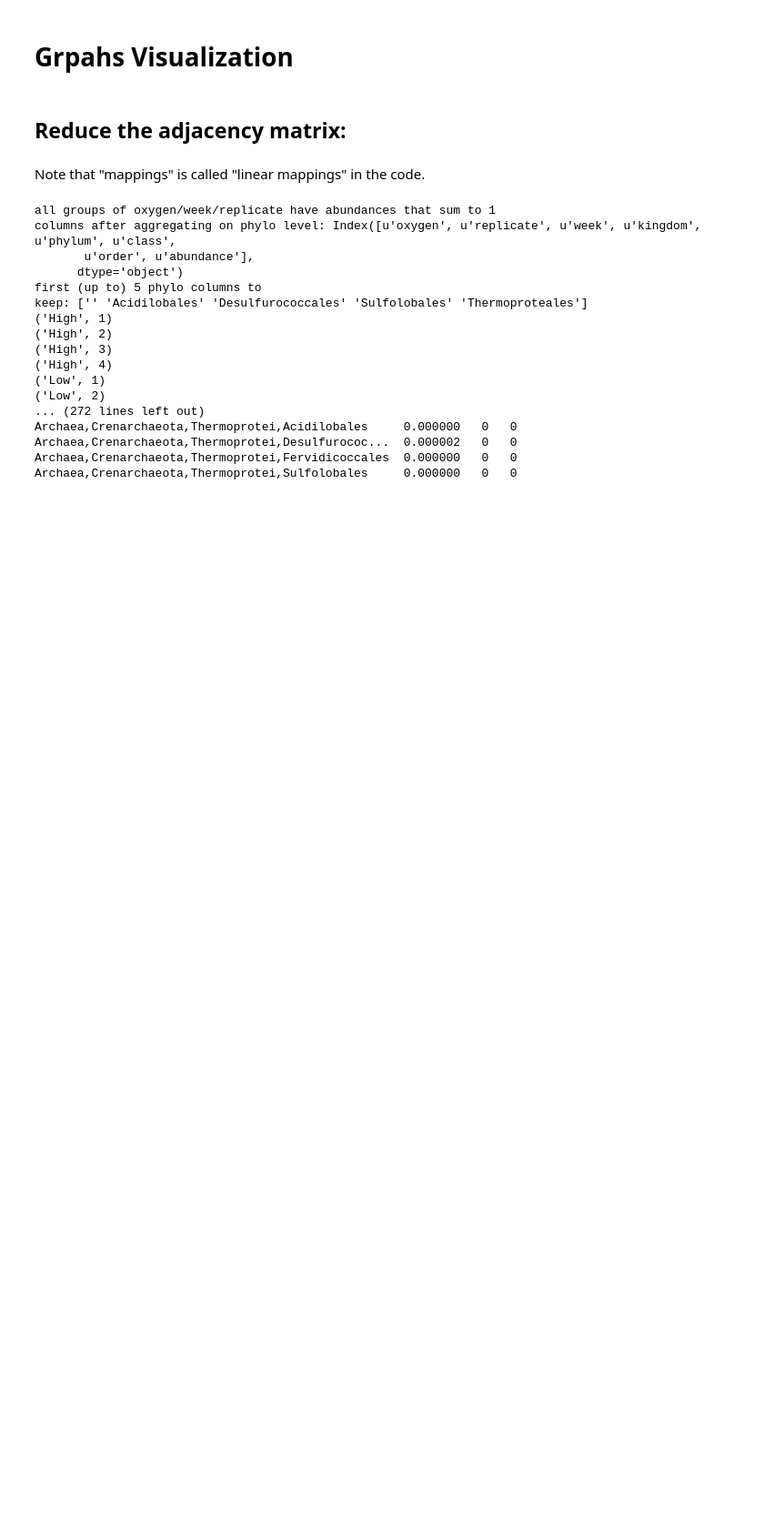
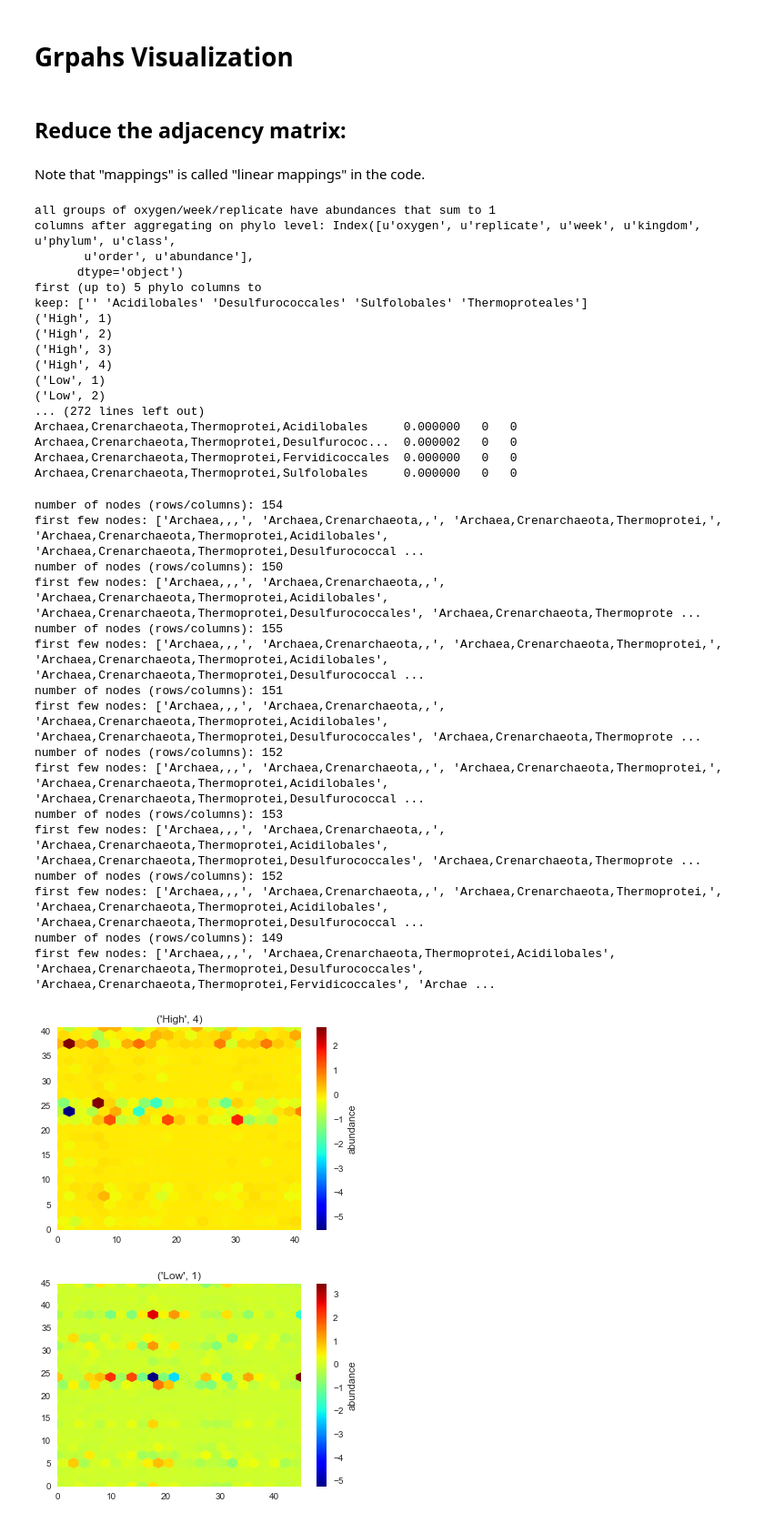
Before and after one commit to JanetMatsen/bacteriopop, a Jupyter notebook: Demo.ipynb, the cells around one changed output. Shown: that part at 91% size. Cells and saved outputs as stored; diff of their text form; code cells hidden in the pictures; blank space fills up the shorter version.

```diff
--- a/Demo.ipynb
+++ b/Demo.ipynb
@@ -143,9 +147,28 @@ Archaea,Crenarchaeota,Thermoprotei,Sulfolobales     0.000000   0   0
 # %%
 # Generate a reduced adjacency matrix and heatmap for each of the 8 oxygen/replicate series.
 for key in mappings.keys():
     # reduce data
-    Adj,nodes=net.reduce_adjacency_matrix(mappings[key],nodes_list[key],edge_treshhold=0.5)
+    Adj,nodes=net.reduce_adjacency_matrix(mappings[key],nodes_list[key],edge_threshold=0.5)
 
     # make a heat map: saves to .pdf
     file_name=str(key[0])+str(key[1])+'.pdf'
     net.adjacency_matrix_heatmap(Adj,nodes,str(key),file_name)
+# %% [output]
+number of nodes (rows/columns): 154
+first few nodes: ['Archaea,,,', 'Archaea,Crenarchaeota,,', 'Archaea,Crenarchaeota,Thermoprotei,', 'Archaea,Crenarchaeota,Thermoprotei,Acidilobales', 'Archaea,Crenarchaeota,Thermoprotei,Desulfurococcal ...
+number of nodes (rows/columns): 150
+first few nodes: ['Archaea,,,', 'Archaea,Crenarchaeota,,', 'Archaea,Crenarchaeota,Thermoprotei,Acidilobales', 'Archaea,Crenarchaeota,Thermoprotei,Desulfurococcales', 'Archaea,Crenarchaeota,Thermoprote ...
+number of nodes (rows/columns): 155
+first few nodes: ['Archaea,,,', 'Archaea,Crenarchaeota,,', 'Archaea,Crenarchaeota,Thermoprotei,', 'Archaea,Crenarchaeota,Thermoprotei,Acidilobales', 'Archaea,Crenarchaeota,Thermoprotei,Desulfurococcal ...
+number of nodes (rows/columns): 151
+first few nodes: ['Archaea,,,', 'Archaea,Crenarchaeota,,', 'Archaea,Crenarchaeota,Thermoprotei,Acidilobales', 'Archaea,Crenarchaeota,Thermoprotei,Desulfurococcales', 'Archaea,Crenarchaeota,Thermoprote ...
+number of nodes (rows/columns): 152
+first few nodes: ['Archaea,,,', 'Archaea,Crenarchaeota,,', 'Archaea,Crenarchaeota,Thermoprotei,', 'Archaea,Crenarchaeota,Thermoprotei,Acidilobales', 'Archaea,Crenarchaeota,Thermoprotei,Desulfurococcal ...
+number of nodes (rows/columns): 153
+first few nodes: ['Archaea,,,', 'Archaea,Crenarchaeota,,', 'Archaea,Crenarchaeota,Thermoprotei,Acidilobales', 'Archaea,Crenarchaeota,Thermoprotei,Desulfurococcales', 'Archaea,Crenarchaeota,Thermoprote ...
+number of nodes (rows/columns): 152
+first few nodes: ['Archaea,,,', 'Archaea,Crenarchaeota,,', 'Archaea,Crenarchaeota,Thermoprotei,', 'Archaea,Crenarchaeota,Thermoprotei,Acidilobales', 'Archaea,Crenarchaeota,Thermoprotei,Desulfurococcal ...
+number of nodes (rows/columns): 149
+first few nodes: ['Archaea,,,', 'Archaea,Crenarchaeota,Thermoprotei,Acidilobales', 'Archaea,Crenarchaeota,Thermoprotei,Desulfurococcales', 'Archaea,Crenarchaeota,Thermoprotei,Fervidicoccales', 'Archae ...
+[figure, added]
+[figure, added]
```
Also changed, not shown: parts of 13 cells of this notebook, 1 other file.
